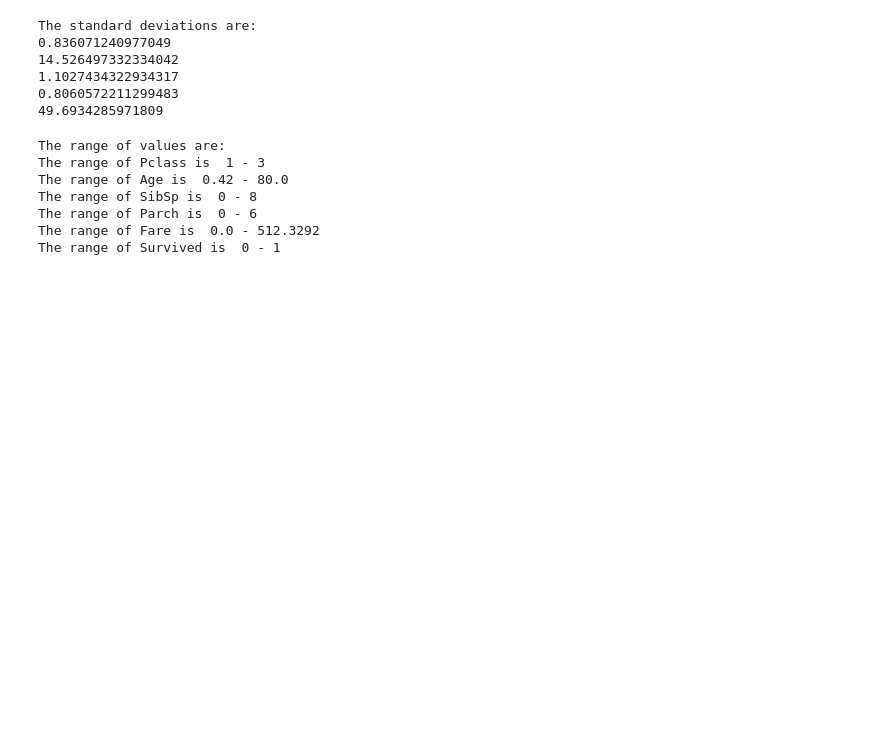
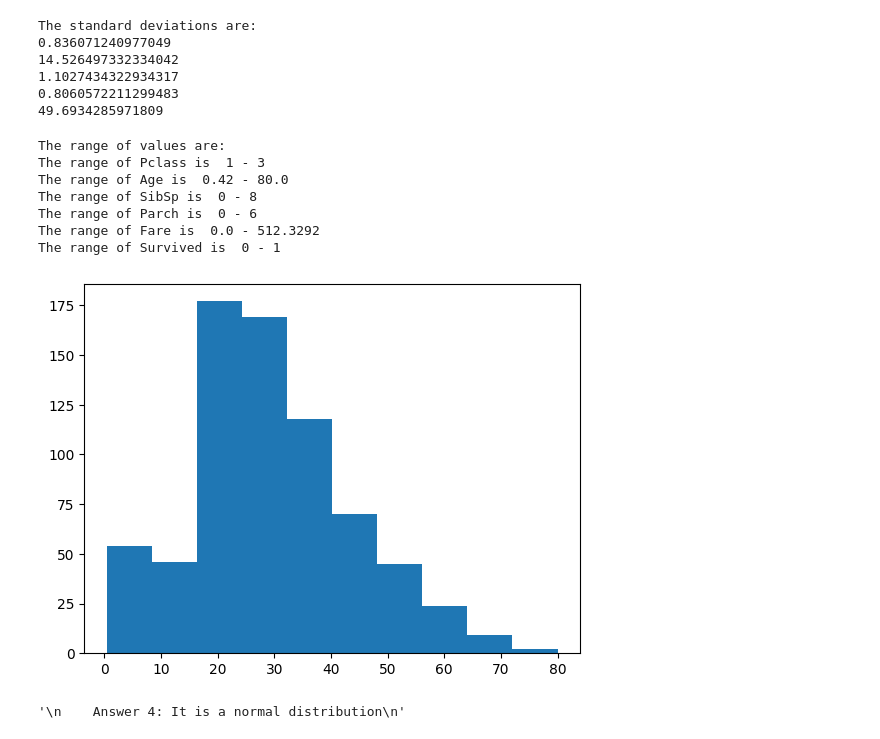
Before and after one commit to Rahul-Baradol/sds-datathon, a Jupyter notebook: solution.ipynb, the cells around one changed output. Drawn from its saved outputs; the diff is of its cells as text; code cells hidden in the pictures; blank space fills up the shorter version.

```diff
--- a/solution.ipynb
+++ b/solution.ipynb
@@ -32,11 +32,6 @@ Fare           float64
 Cabin           object
 Embarked        object
 dtype: object
-# %%
-df.drop(columns=['Cabin'], axis=1, inplace=True)
-# %%
-df['Name'] = df['Name'].astype('str')
-df['Sex'] = df['Sex'].astype('str')
 # %%
 df.dtypes
 # %% [output]
@@ -127,0 +127,11 @@ The range of Survived is  0 - 1
+# %%
+plt.hist(df['Age'])
+plt.show()
+# %% [output]
+[figure, added]
+# %%
+'''
+    Answer 4: It is a normal distribution
+'''
+# %% [output]
+'\n    Answer 4: It is a normal distribution\n'
```
Also changed, not shown: parts of 9 cells of this notebook.
